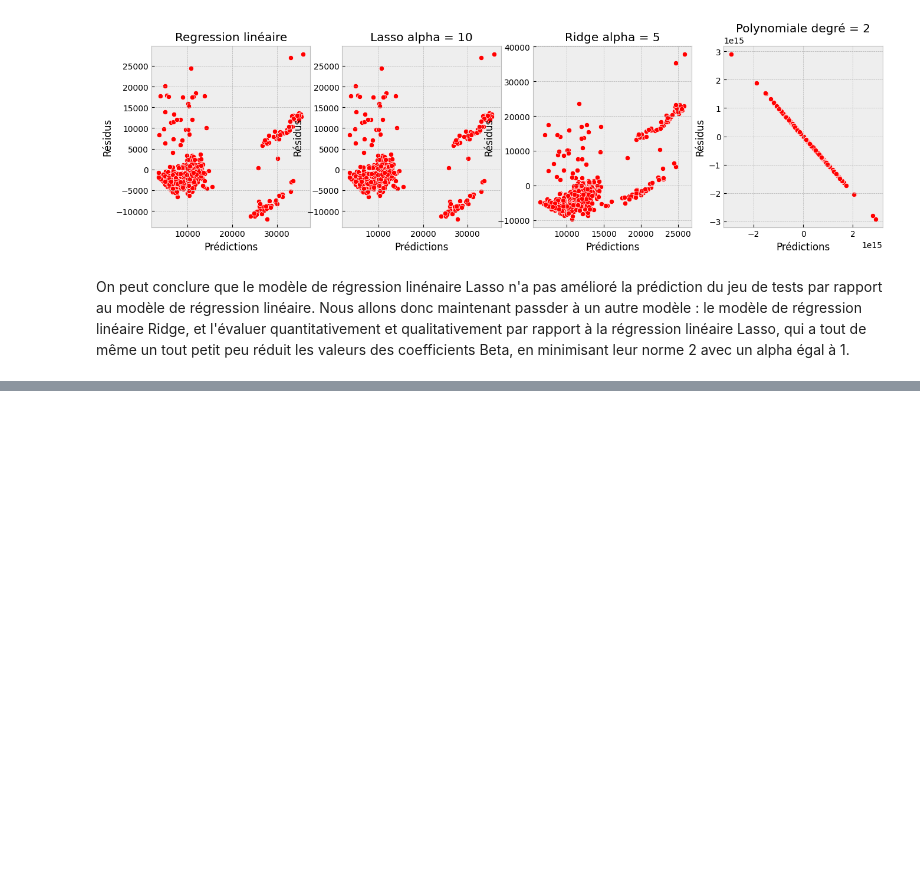
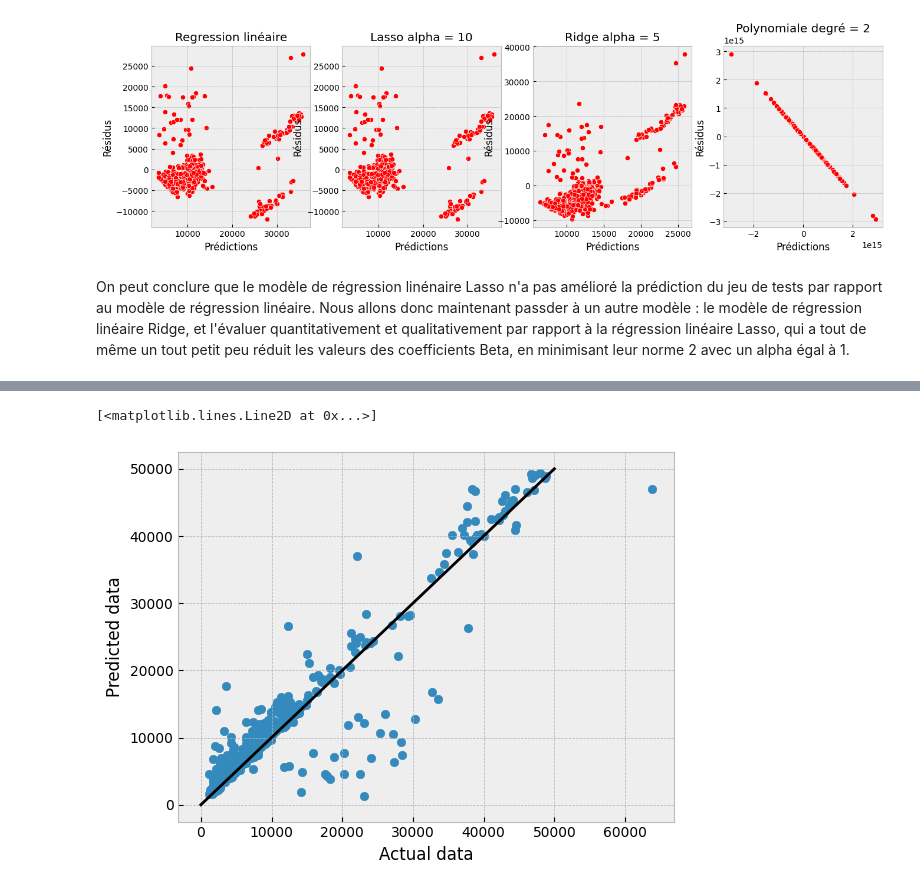
Before and after one commit to MathildeMrz/Machine_Learning, a Jupyter notebook: Medical_Costs/script.ipynb, the cells around one changed output, grey strips where cells are left out. Cells and saved outputs as stored; diff of their text form; code cells hidden in the pictures; blank space fills up the shorter version.

```diff
--- a/Medical_Costs/script.ipynb
+++ b/Medical_Costs/script.ipynb
@@ -564,0 +612,8 @@ On peut conclure que le modèle de régression linénaire Lasso n'a pas amélior
+# %%
+plt.scatter(y_test, y_pred)
+plt.ylabel('Predicted data')
+plt.xlabel('Actual data')
+plt.plot([0,50000], [0,50000], 'black') #1 to 1 line
+# %% [output]
+[<matplotlib.lines.Line2D at 0x...>]
+[figure, added]
```
Also changed, not shown: parts of 4 cells of this notebook.
